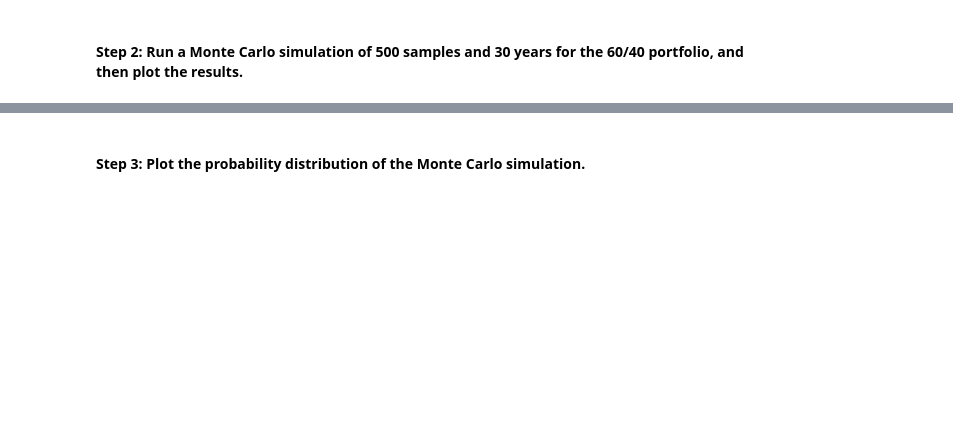
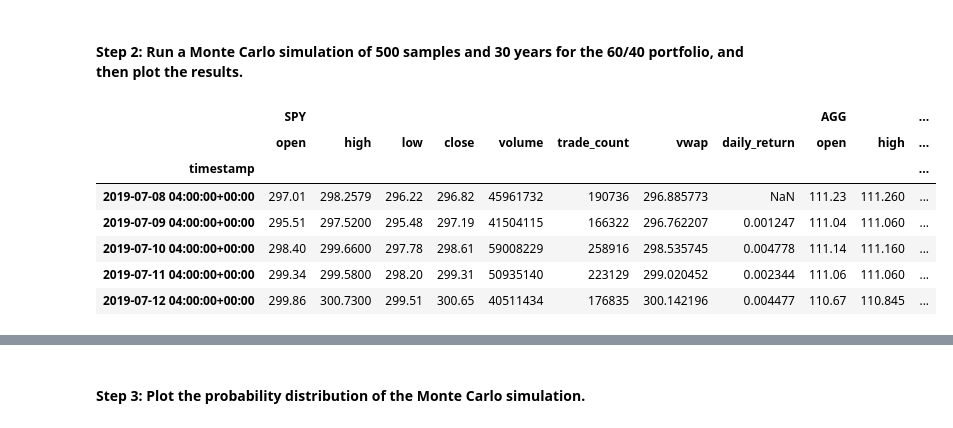
Before and after one commit to qrolston/Financial_planning_tools, a Jupyter notebook: financial_planning_tools.ipynb, the cells around one changed output, grey strips where cells are left out. Saved outputs shown, nothing was run; the diff lists cells and outputs as text; code cells hidden in the pictures; blank space fills up the shorter version.

```diff
--- a/financial_planning_tools.ipynb
+++ b/financial_planning_tools.ipynb
@@ -454,10 +477,24 @@ In this section, you’ll use the MCForecastTools library to create a Monte Carl
 # %%
 # Configure the Monte Carlo simulation to forecast 30 years cumulative returns
 # The weights should be split 40% to AGG and 60% to SPY.
 # Run 500 samples.
-# YOUR CODE HERE
+MC_thirtyyear = MCSimulation(
+    portfolio_data = three_yr_prices_df,
+    weights = [.60,.40],
+    num_simulation = 500,
+    num_trading_days = 252*30
+)
 
 # Review the simulation input data
-# YOUR CODE HERE
+MC_thirtyyear.portfolio_data.head()
+# %% [output]
+|  | SPY |  |  |  |  |  |  |  | AGG |  | ... |
+|  | open | high | low | close | volume | trade_count | vwap | daily_return | open | high | ... |
+| timestamp |  |  |  |  |  |  |  |  |  |  | ... |
+| 2019-07-08 04:00:00+00:00 | 297.01 | 298.2579 | 296.22 | 296.82 | 45961732 | 190736 | 296.885773 | NaN | 111.23 | 111.260 | ... |
+| 2019-07-09 04:00:00+00:00 | 295.51 | 297.5200 | 295.48 | 297.19 | 41504115 | 166322 | 296.762207 | 0.001247 | 111.04 | 111.060 | ... |
+| 2019-07-10 04:00:00+00:00 | 298.40 | 299.6600 | 297.78 | 298.61 | 59008229 | 258916 | 298.535745 | 0.004778 | 111.14 | 111.160 | ... |
+| 2019-07-11 04:00:00+00:00 | 299.34 | 299.5800 | 298.20 | 299.31 | 50935140 | 223129 | 299.020452 | 0.002344 | 111.06 | 111.060 | ... |
+| 2019-07-12 04:00:00+00:00 | 299.86 | 300.7300 | 299.51 | 300.65 | 40511434 | 176835 | 300.142196 | 0.004477 | 110.67 | 110.845 | ... |
 # %%
 # Run the Monte Carlo simulation to forecast 30 years cumulative returns
```
Also changed, not shown: parts of 19 cells of this notebook.
